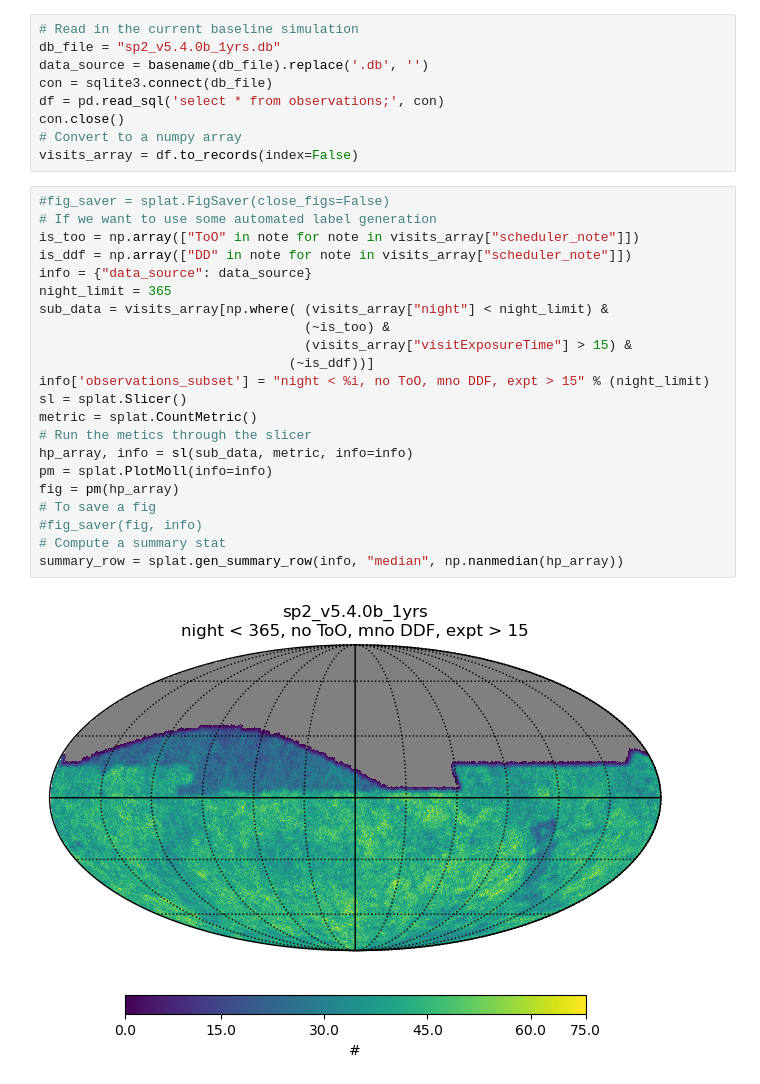
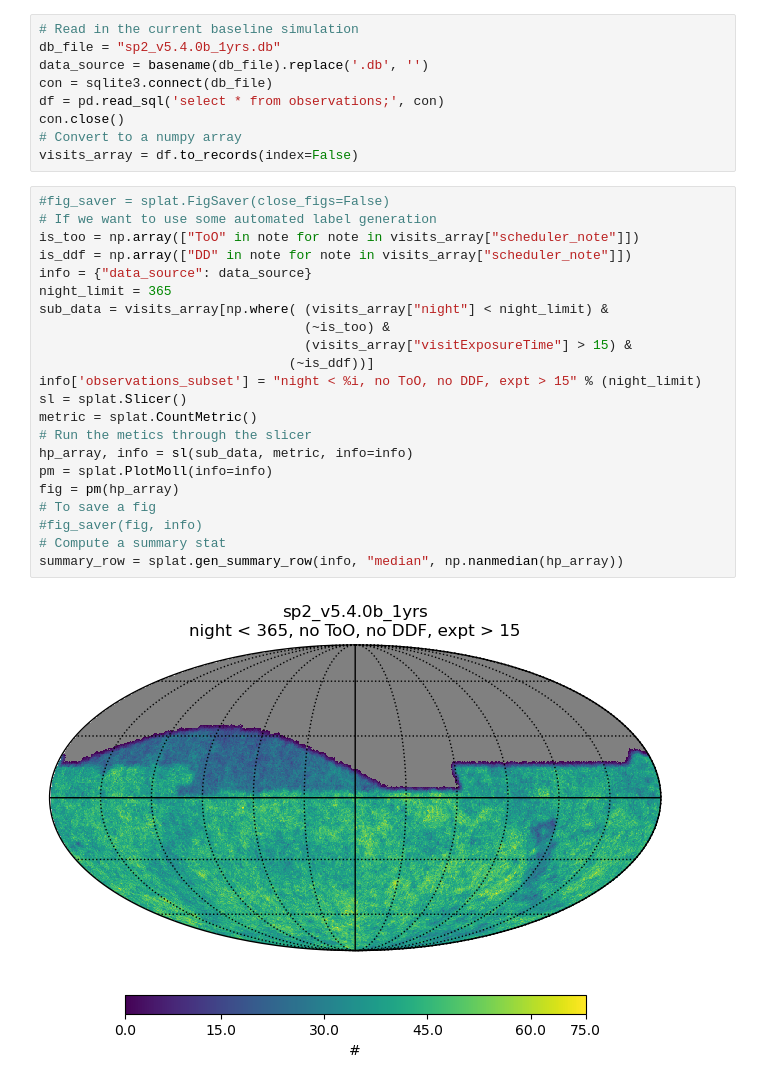
Before and after one commit to lsst-sims/sims_featureScheduler_runs5.3, a Jupyter notebook: technical/summit_pull2/check_y1.ipynb, the cells around one changed output. Saved outputs shown, nothing was run; the diff lists cells and outputs as text.

```diff
--- a/technical/summit_pull2/check_y1.ipynb
+++ b/technical/summit_pull2/check_y1.ipynb
@@ -30,24 +30,24 @@ visits_array = df.to_records(index=False)
 # %%
 #fig_saver = splat.FigSaver(close_figs=False)
 # If we want to use some automated label generation
 is_too = np.array(["ToO" in note for note in visits_array["scheduler_note"]])
 is_ddf = np.array(["DD" in note for note in visits_array["scheduler_note"]])
 info = {"data_source": data_source}
 night_limit = 365
 sub_data = visits_array[np.where( (visits_array["night"] < night_limit) &
                                   (~is_too) &
                                   (visits_array["visitExposureTime"] > 15) &
                                 (~is_ddf))]
-info['observations_subset'] = "night < %i, no ToO, mno DDF, expt > 15" % (night_limit)
+info['observations_subset'] = "night < %i, no ToO, no DDF, expt > 15" % (night_limit)
 sl = splat.Slicer()
 metric = splat.CountMetric()
 # Run the metics through the slicer
 hp_array, info = sl(sub_data, metric, info=info)
 pm = splat.PlotMoll(info=info)
 fig = pm(hp_array)
 # To save a fig
 #fig_saver(fig, info)
 # Compute a summary stat
 summary_row = splat.gen_summary_row(info, "median", np.nanmedian(hp_array))
 # %% [output]
-[figure, old version]
+[figure, new version]
```
Also changed, not shown: 15 other files.
